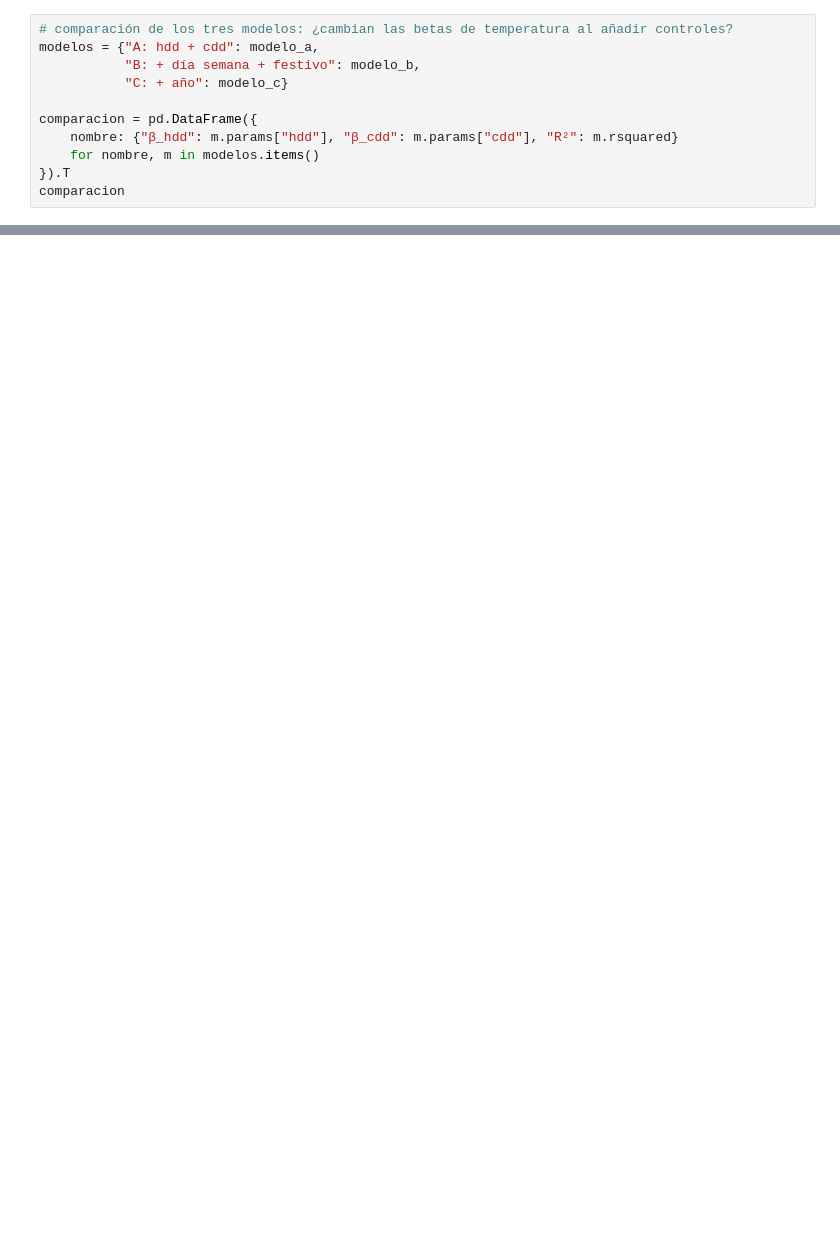
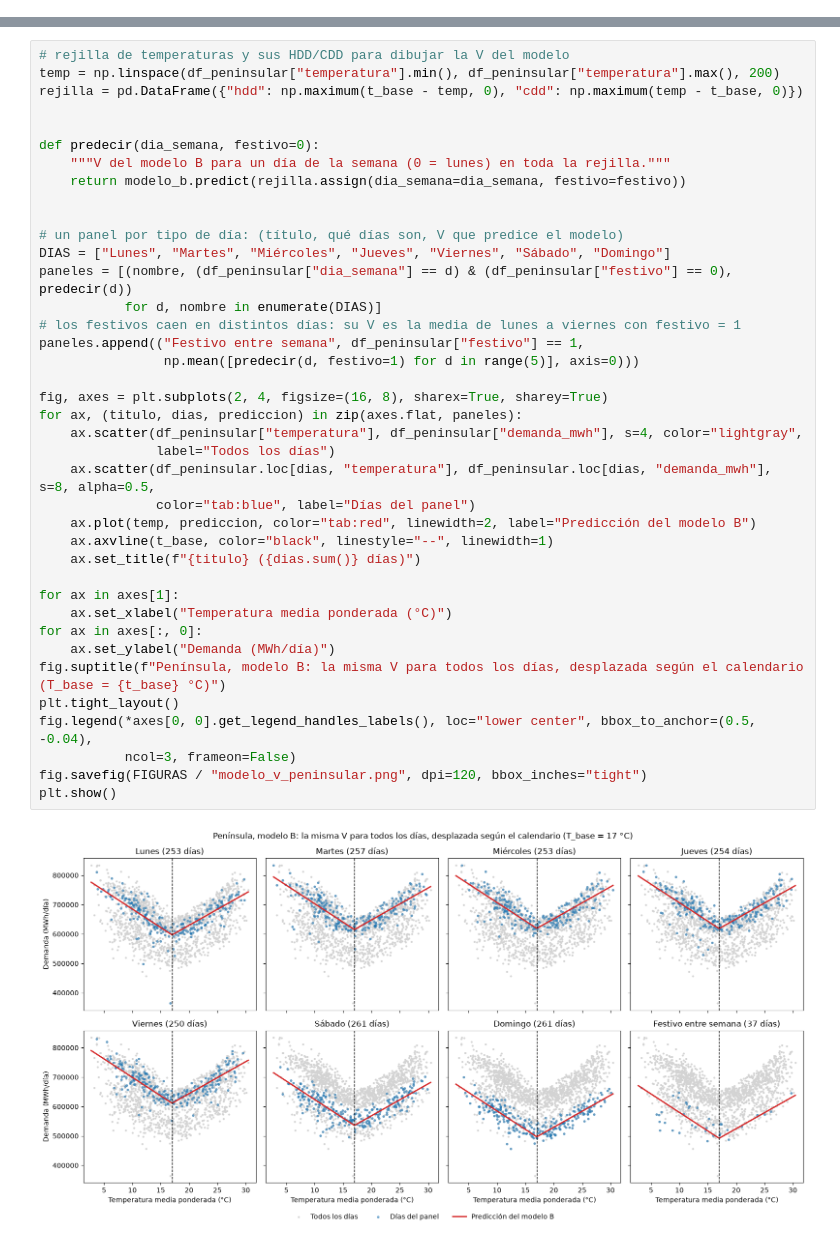
Before and after one commit to Lopez-Pabl0/elec-temp-spain, a Jupyter notebook: notebooks/02_modelo.ipynb, the cells around one changed output, grey strips where cells are left out. Drawn from its saved outputs; the diff is of its cells as text; blank space fills up the shorter version.

Commit message:
Creación paso a paso del modelo, para el sistema peninsular.

```diff
--- a/notebooks/02_modelo.ipynb
+++ b/notebooks/02_modelo.ipynb
@@ -230,11 +0,0 @@ r squared= 0.8271837717901762
-# %%
-# comparación de los tres modelos: ¿cambian las betas de temperatura al añadir controles?
-modelos = {"A: hdd + cdd": modelo_a,
-           "B: + día semana + festivo": modelo_b,
-           "C: + año": modelo_c}
-
-comparacion = pd.DataFrame({
-    nombre: {"β_hdd": m.params["hdd"], "β_cdd": m.params["cdd"], "R²": m.rsquared}
-    for nombre, m in modelos.items()
-}).T
-comparacion
@@ -564,0 +184,41 @@ Cada rango va del valor con `C(mes)` (modelo D) al valor sin `C(mes)` (modelo C)
+# %%
+# rejilla de temperaturas y sus HDD/CDD para dibujar la V del modelo
+temp = np.linspace(df_peninsular["temperatura"].min(), df_peninsular["temperatura"].max(), 200)
+rejilla = pd.DataFrame({"hdd": np.maximum(t_base - temp, 0), "cdd": np.maximum(temp - t_base, 0)})
+
+
+def predecir(dia_semana, festivo=0):
+    """V del modelo B para un día de la semana (0 = lunes) en toda la rejilla."""
+    return modelo_b.predict(rejilla.assign(dia_semana=dia_semana, festivo=festivo))
+
+
+# un panel por tipo de día: (título, qué días son, V que predice el modelo)
+DIAS = ["Lunes", "Martes", "Miércoles", "Jueves", "Viernes", "Sábado", "Domingo"]
+paneles = [(nombre, (df_peninsular["dia_semana"] == d) & (df_peninsular["festivo"] == 0), predecir(d))
+           for d, nombre in enumerate(DIAS)]
+# los festivos caen en distintos días: su V es la media de lunes a viernes con festivo = 1
+paneles.append(("Festivo entre semana", df_peninsular["festivo"] == 1,
+                np.mean([predecir(d, festivo=1) for d in range(5)], axis=0)))
+
+fig, axes = plt.subplots(2, 4, figsize=(16, 8), sharex=True, sharey=True)
+for ax, (titulo, dias, prediccion) in zip(axes.flat, paneles):
+    ax.scatter(df_peninsular["temperatura"], df_peninsular["demanda_mwh"], s=4, color="lightgray",
+               label="Todos los días")
+    ax.scatter(df_peninsular.loc[dias, "temperatura"], df_peninsular.loc[dias, "demanda_mwh"], s=8, alpha=0.5,
+               color="tab:blue", label="Días del panel")
+    ax.plot(temp, prediccion, color="tab:red", linewidth=2, label="Predicción del modelo B")
+    ax.axvline(t_base, color="black", linestyle="--", linewidth=1)
+    ax.set_title(f"{titulo} ({dias.sum()} días)")
+
+for ax in axes[1]:
+    ax.set_xlabel("Temperatura media ponderada (°C)")
+for ax in axes[:, 0]:
+    ax.set_ylabel("Demanda (MWh/día)")
+fig.suptitle(f"Península, modelo B: la misma V para todos los días, desplazada según el calendario (T_base = {t_base} °C)")
+plt.tight_layout()
+fig.legend(*axes[0, 0].get_legend_handles_labels(), loc="lower center", bbox_to_anchor=(0.5, -0.04),
+           ncol=3, frameon=False)
+fig.savefig(FIGURAS / "modelo_v_peninsular.png", dpi=120, bbox_inches="tight")
+plt.show()
+# %% [output]
+[figure, added]
```
Also changed, not shown: parts of 52 cells of this notebook.
